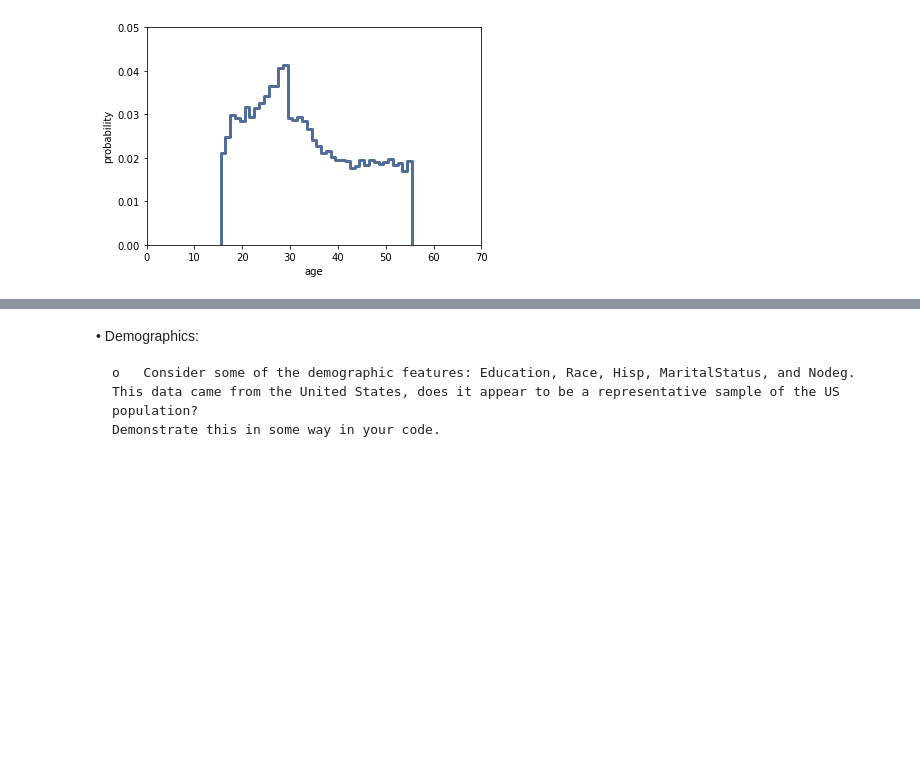
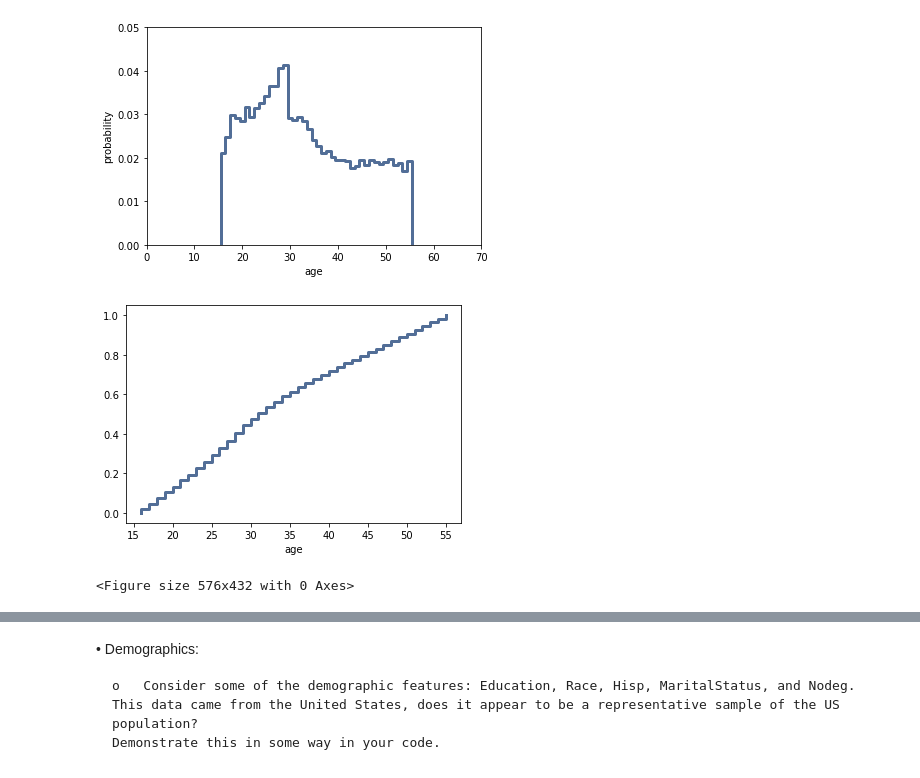
Before and after one commit to Soniyasunny1/Assignment, a Jupyter notebook: AssignmentStats.ipynb, the cells around one changed output, grey strips where cells are left out. Drawn from its saved outputs; the diff is of its cells as text; code cells hidden in the pictures; blank space fills up the shorter version.

```diff
--- a/AssignmentStats.ipynb
+++ b/AssignmentStats.ipynb
@@ -81,3 +91,11 @@ thinkplot.pmf(agepmf)
 thinkplot.Config(xlabel="age", ylabel="probability", xlim=[0,70], ylim=[0,0.05])
 # %% [output]
 [figure]
+# %%
+# o	What fraction of the people in the data are 51? What fraction are older than 51?
+cdf = thinkstats2.Cdf(df["Age"])
+thinkplot.Cdf(cdf)
+thinkplot.Show(xlabel="age")
+# %% [output]
+[figure, added]
+<Figure size 576x432 with 0 Axes>
```
Also changed, not shown: parts of 41 cells of this notebook.
